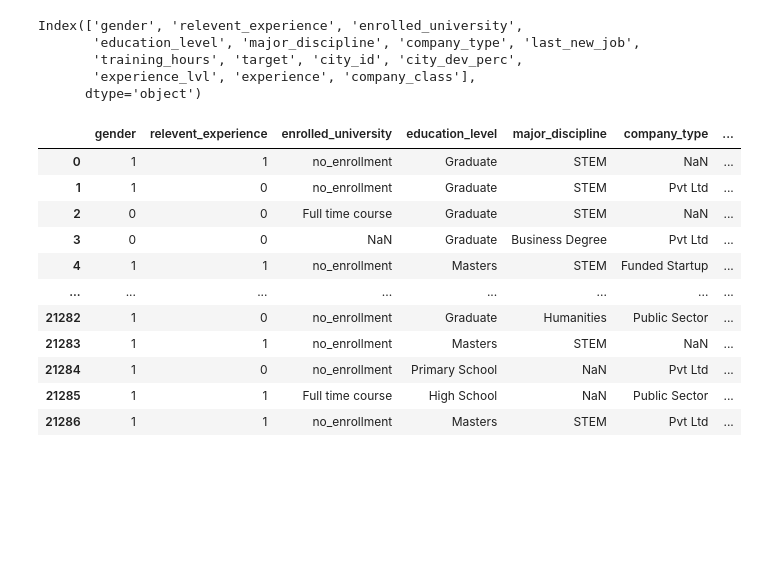
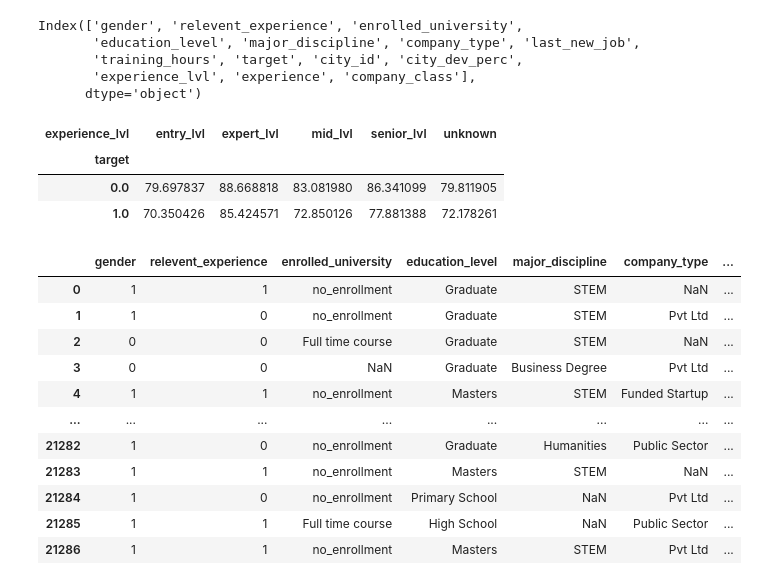
Before and after one commit to Ne04ever/Intern_classification, a Jupyter notebook: eda.ipynb, the cells around one changed output. Drawn from its saved outputs; the diff is of its cells as text; code cells hidden in the pictures; blank space fills up the shorter version.

```diff
--- a/eda.ipynb
+++ b/eda.ipynb
@@ -114,6 +114,12 @@ Index(['gender', 'relevent_experience', 'enrolled_university',
       dtype='object')
 # %%
 pt1 = pd.pivot_table(eda_data, index='target',columns = 'experience_lvl', values='city_dev_perc')
+pt1
+# %% [output]
+| experience_lvl | entry_lvl | expert_lvl | mid_lvl | senior_lvl | unknown |
+| target |  |  |  |  |  |
+| 0.0 | 79.697837 | 88.668818 | 83.081980 | 86.341099 | 79.811905 |
+| 1.0 | 70.350426 | 85.424571 | 72.850126 | 77.881388 | 72.178261 |
 # %%
 pt2 = pd.pivot_table(eda_data, index=['target','company_class',], values='city_dev_perc')
 # %%
```
